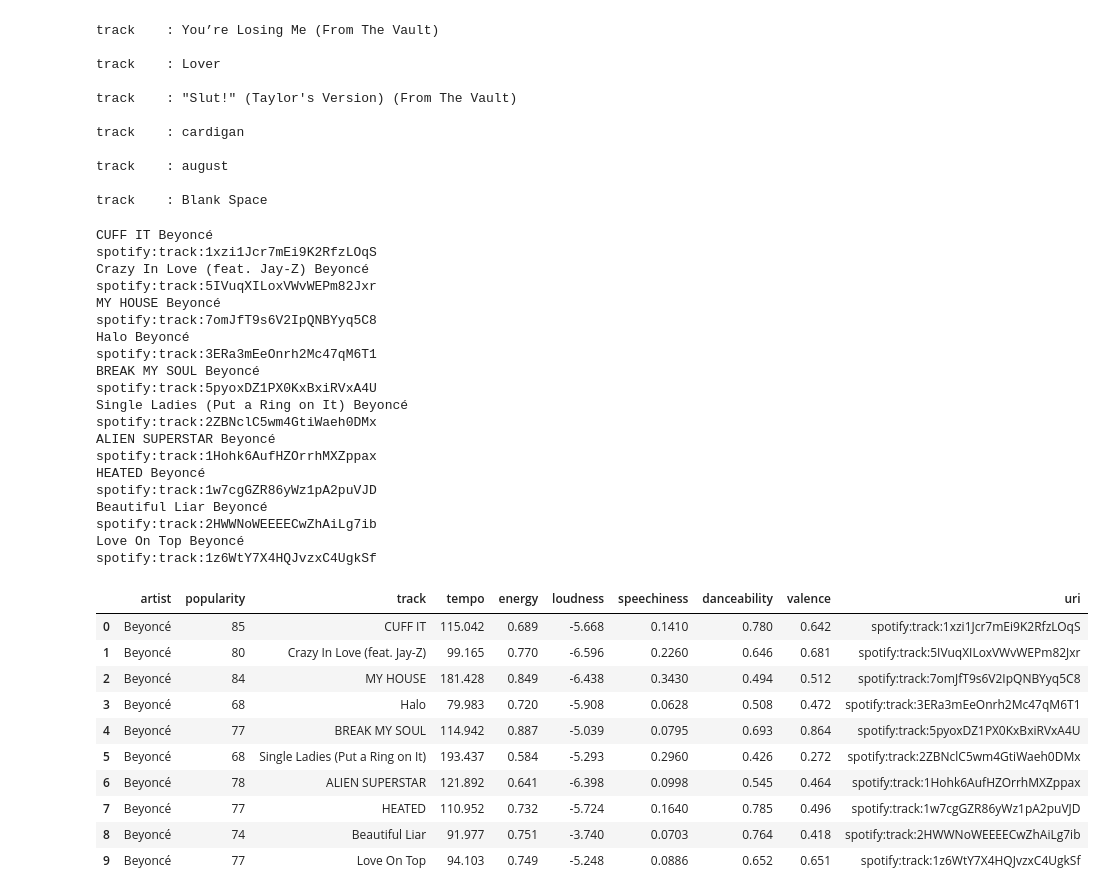
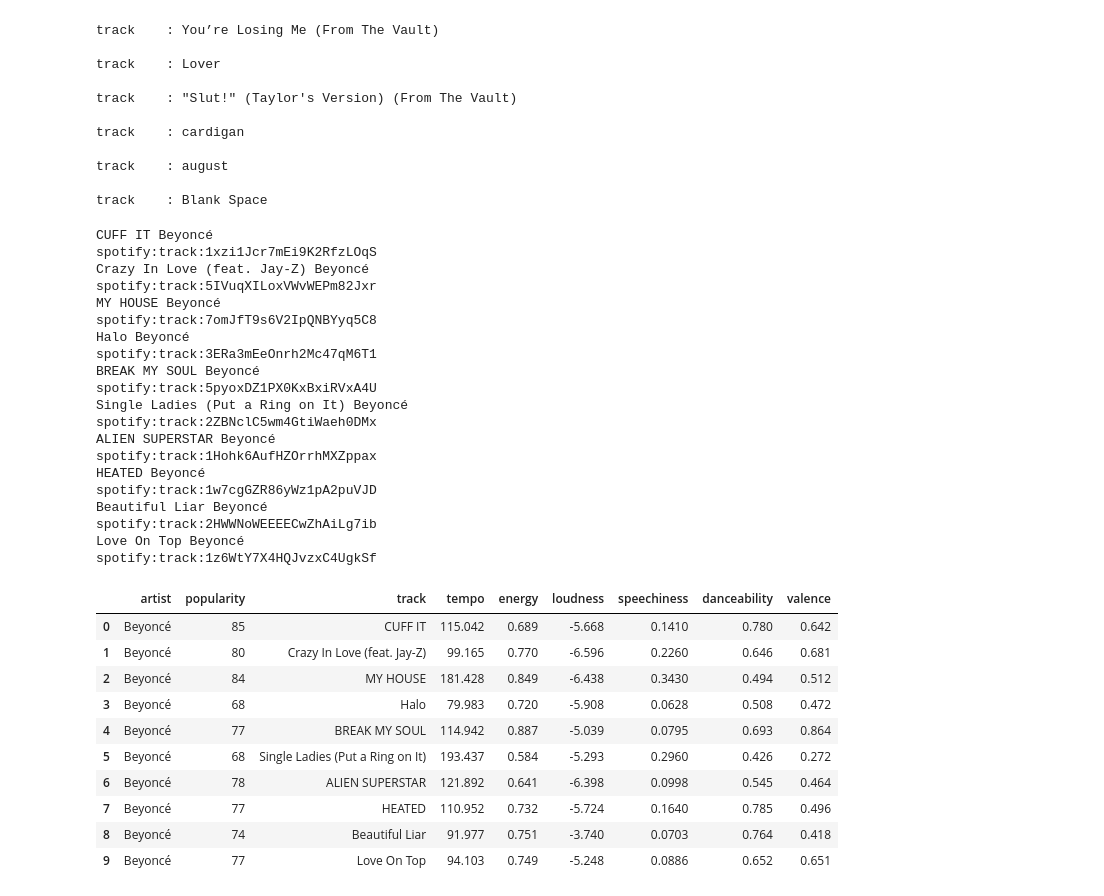
Before and after one commit to Kourtneet/Project_1, a Jupyter notebook: Working Code.ipynb, the cells around one changed output. Drawn from its saved outputs; the diff is of its cells as text; code cells hidden in the pictures.

```diff
--- a/Working Code.ipynb
+++ b/Working Code.ipynb
@@ -86,7 +86,9 @@ bey_uri='spotify:artist:6vWDO969PvNqNYHIOW5v0m'
 bey_results = sp.artist_top_tracks(bey_uri, country='US')
 for track in bey_results['tracks']:
     print (track['name'], track['artists'][0]['name'])
+    print (track['uri'])
 
+    bey_track_uri.append(track['uri'])
     bey_track_name.append(track['name'])
     bey_track_pop.append(track['popularity'])
     bey_artist_name.append(track['artists'][0]['name'])
@@ -122,46 +124,45 @@ beydata_df=pd.DataFrame({
     'popularity': bey_track_pop,
     'track':bey_track_name,
     'tempo': bey_tracks_tempo,
     'energy':bey_tracks_energy,
     'loudness': bey_tracks_loudness,
     'speechiness':bey_tracks_speechiness,
     'danceability':bey_tracks_danceability,
     'valence': bey_tracks_valence,
-    'uri':bey_tracks_uri,
-    })
+      })
 beydata_df
 # %% [output]
 CUFF IT Beyoncé
 spotify:track:1xzi1Jcr7mEi9K2RfzLOqS
 Crazy In Love (feat. Jay-Z) Beyoncé
 spotify:track:5IVuqXILoxVWvWEPm82Jxr
 MY HOUSE Beyoncé
 spotify:track:7omJfT9s6V2IpQNBYyq5C8
 Halo Beyoncé
 spotify:track:3ERa3mEeOnrh2Mc47qM6T1
 BREAK MY SOUL Beyoncé
 spotify:track:5pyoxDZ1PX0KxBxiRVxA4U
 Single Ladies (Put a Ring on It) Beyoncé
 spotify:track:2ZBNclC5wm4GtiWaeh0DMx
 ALIEN SUPERSTAR Beyoncé
 spotify:track:1Hohk6AufHZOrrhMXZppax
 HEATED Beyoncé
 spotify:track:1w7cgGZR86yWz1pA2puVJD
 Beautiful Liar Beyoncé
 spotify:track:2HWWNoWEEEECwZhAiLg7ib
 Love On Top Beyoncé
 spotify:track:1z6WtY7X4HQJvzxC4UgkSf
-|  | artist | popularity | track | tempo | energy | loudness | speechiness | danceability | valence | uri |
-| 0 | Beyoncé | 85 | CUFF IT | 115.042 | 0.689 | -5.668 | 0.1410 | 0.780 | 0.642 | spotify:track:1xzi1Jcr7mEi9K2RfzLOqS |
-| 1 | Beyoncé | 80 | Crazy In Love (feat. Jay-Z) | 99.165 | 0.770 | -6.596 | 0.2260 | 0.646 | 0.681 | spotify:track:5IVuqXILoxVWvWEPm82Jxr |
-| 2 | Beyoncé | 84 | MY HOUSE | 181.428 | 0.849 | -6.438 | 0.3430 | 0.494 | 0.512 | spotify:track:7omJfT9s6V2IpQNBYyq5C8 |
-| 3 | Beyoncé | 68 | Halo | 79.983 | 0.720 | -5.908 | 0.0628 | 0.508 | 0.472 | spotify:track:3ERa3mEeOnrh2Mc47qM6T1 |
-| 4 | Beyoncé | 77 | BREAK MY SOUL | 114.942 | 0.887 | -5.039 | 0.0795 | 0.693 | 0.864 | spotify:track:5pyoxDZ1PX0KxBxiRVxA4U |
-| 5 | Beyoncé | 68 | Single Ladies (Put a Ring on It) | 193.437 | 0.584 | -5.293 | 0.2960 | 0.426 | 0.272 | spotify:track:2ZBNclC5wm4GtiWaeh0DMx |
-| 6 | Beyoncé | 78 | ALIEN SUPERSTAR | 121.892 | 0.641 | -6.398 | 0.0998 | 0.545 | 0.464 | spotify:track:1Hohk6AufHZOrrhMXZppax |
-| 7 | Beyoncé | 77 | HEATED | 110.952 | 0.732 | -5.724 | 0.1640 | 0.785 | 0.496 | spotify:track:1w7cgGZR86yWz1pA2puVJD |
-| 8 | Beyoncé | 74 | Beautiful Liar | 91.977 | 0.751 | -3.740 | 0.0703 | 0.764 | 0.418 | spotify:track:2HWWNoWEEEECwZhAiLg7ib |
-| 9 | Beyoncé | 77 | Love On Top | 94.103 | 0.749 | -5.248 | 0.0886 | 0.652 | 0.651 | spotify:track:1z6WtY7X4HQJvzxC4UgkSf |
+|  | artist | popularity | track | tempo | energy | loudness | speechiness | danceability | valence |
+| 0 | Beyoncé | 85 | CUFF IT | 115.042 | 0.689 | -5.668 | 0.1410 | 0.780 | 0.642 |
+| 1 | Beyoncé | 80 | Crazy In Love (feat. Jay-Z) | 99.165 | 0.770 | -6.596 | 0.2260 | 0.646 | 0.681 |
+| 2 | Beyoncé | 84 | MY HOUSE | 181.428 | 0.849 | -6.438 | 0.3430 | 0.494 | 0.512 |
+| 3 | Beyoncé | 68 | Halo | 79.983 | 0.720 | -5.908 | 0.0628 | 0.508 | 0.472 |
+| 4 | Beyoncé | 77 | BREAK MY SOUL | 114.942 | 0.887 | -5.039 | 0.0795 | 0.693 | 0.864 |
+| 5 | Beyoncé | 68 | Single Ladies (Put a Ring on It) | 193.437 | 0.584 | -5.293 | 0.2960 | 0.426 | 0.272 |
+| 6 | Beyoncé | 78 | ALIEN SUPERSTAR | 121.892 | 0.641 | -6.398 | 0.0998 | 0.545 | 0.464 |
+| 7 | Beyoncé | 77 | HEATED | 110.952 | 0.732 | -5.724 | 0.1640 | 0.785 | 0.496 |
+| 8 | Beyoncé | 74 | Beautiful Liar | 91.977 | 0.751 | -3.740 | 0.0703 | 0.764 | 0.418 |
+| 9 | Beyoncé | 77 | Love On Top | 94.103 | 0.749 | -5.248 | 0.0886 | 0.652 | 0.651 |
 # %%
 # Taylor
 sp = spotipy.Spotify(auth_manager=SpotifyClientCredentials(client_id="f0c669e04c2a4354ac9fa7c5b6377a1f",
```
Also changed, not shown: parts of 5 cells of this notebook.
